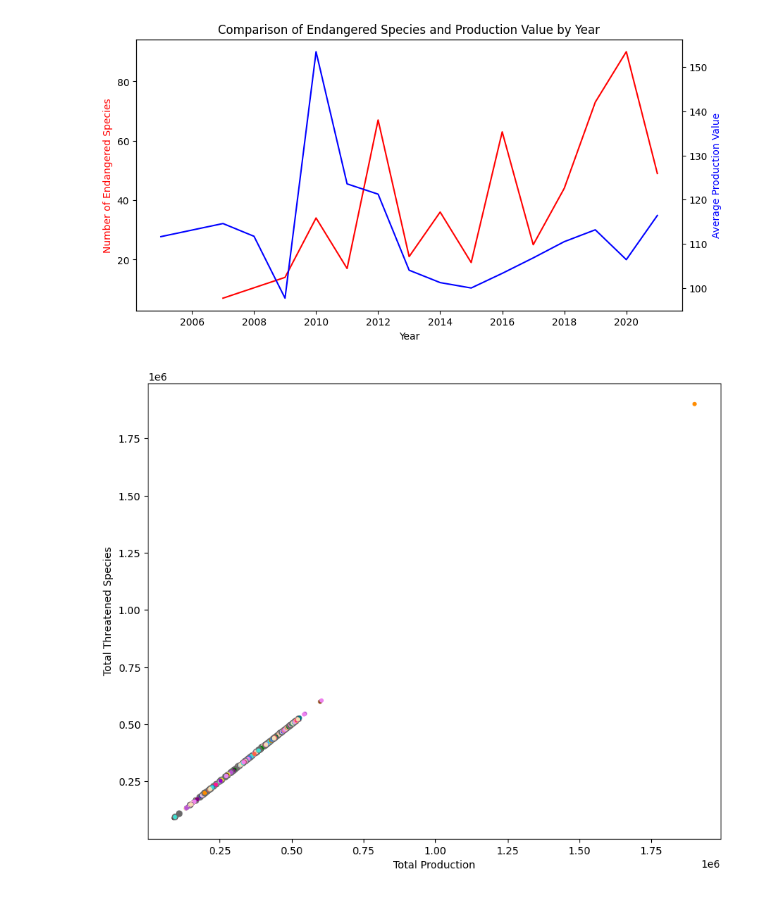
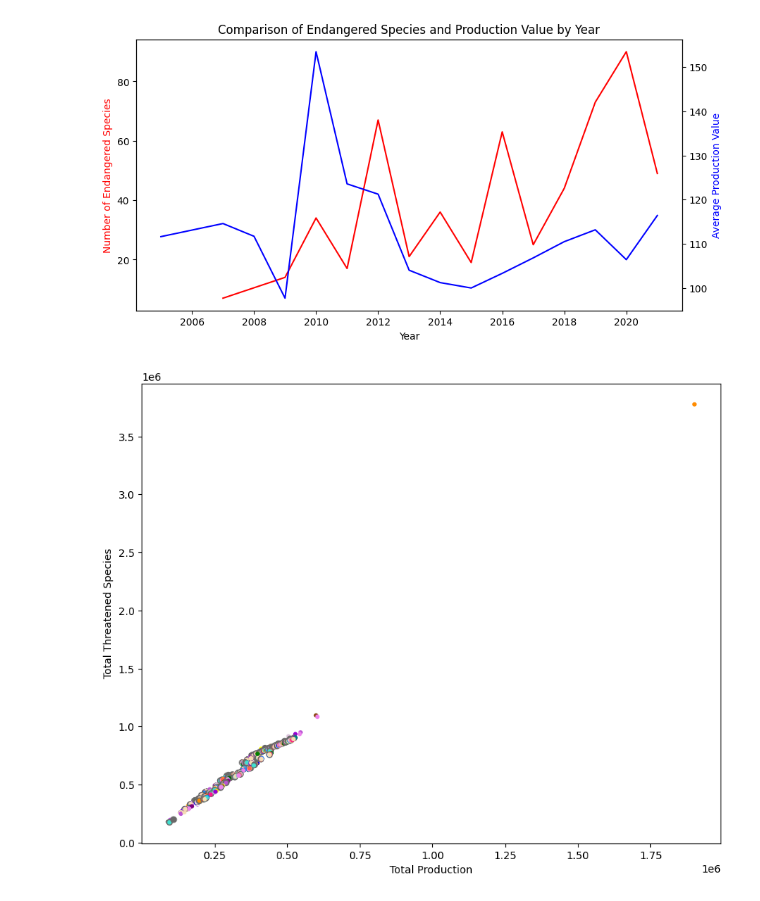
Before and after one commit to ENVS110a-SP23/group2-project, a Jupyter notebook: visualizations.ipynb, the cells around one changed output. Drawn from its saved outputs; the diff is of its cells as text; code cells hidden in the pictures.

```diff
--- a/visualizations.ipynb
+++ b/visualizations.ipynb
@@ -132,7 +132,7 @@ merged_df = merged_df.dropna()
 
 # Calculate total production and total threatened species count for each country
 merged_df['Total Production'] = merged_df.iloc[:, 2:].sum(axis=1)
-merged_df['Total Threatened Species'] = merged_df.iloc[:, -11:].sum(axis=1)
+merged_df['Total Threatened Species'] = merged_df.iloc[:, 3:].sum(axis=1)
 
 
 # Create a dictionary to define marker sizes based on the type of production
@@ -168,34 +168,34 @@ marker_colors = {'Basic metals': 'silver',
                  'Tobacco products': 'thistle',
                  'Total manufacturing': 'tomato',
                  'Water supply; sewerage, waste management': 'turquoise',
                  'Wearing apparel': 'violet',
                  'Wood products, excluding furniture': 'wheat',
                  'Repair and installation of machinery/equipment': 'mediumorchid',
                  }
 
 # Extract the x, y, size, and color values from the merged_df dataframe
 x = merged_df['Total Production']
 y = merged_df['Total Threatened Species']
 size = [marker_sizes.get(v, 10) for v in merged_df['ISIC Description']]
 color = [marker_colors.get(v, 'black') for v in merged_df['ISIC Description']]
 
 # Plot a scatter plot of all the points at once
 fig, ax = plt.subplots(figsize=(10, 8))
 ax.scatter(x, y, s=size, c=color)
 
 # Set labels for the x-axis and y-axis
 ax.set_xlabel('Total Production')
 ax.set_ylabel('Total Threatened Species')
 
 plt.show()
 
 # Set labels for the x-axis and y-axis
 ax.set_xlabel('Total Production')
 ax.set_ylabel('Total Threatened Species')
 
 plt.show()
 # %% [output]
-[figure, old version]
+[figure, new version]
 # %%
 #Chart with outlier filtered out so it is easier to see the rest of the data
 merged_df = merged_df[merged_df['Total Production'] <= 1000000]
```
Also changed, not shown: parts of 2 cells of this notebook.
